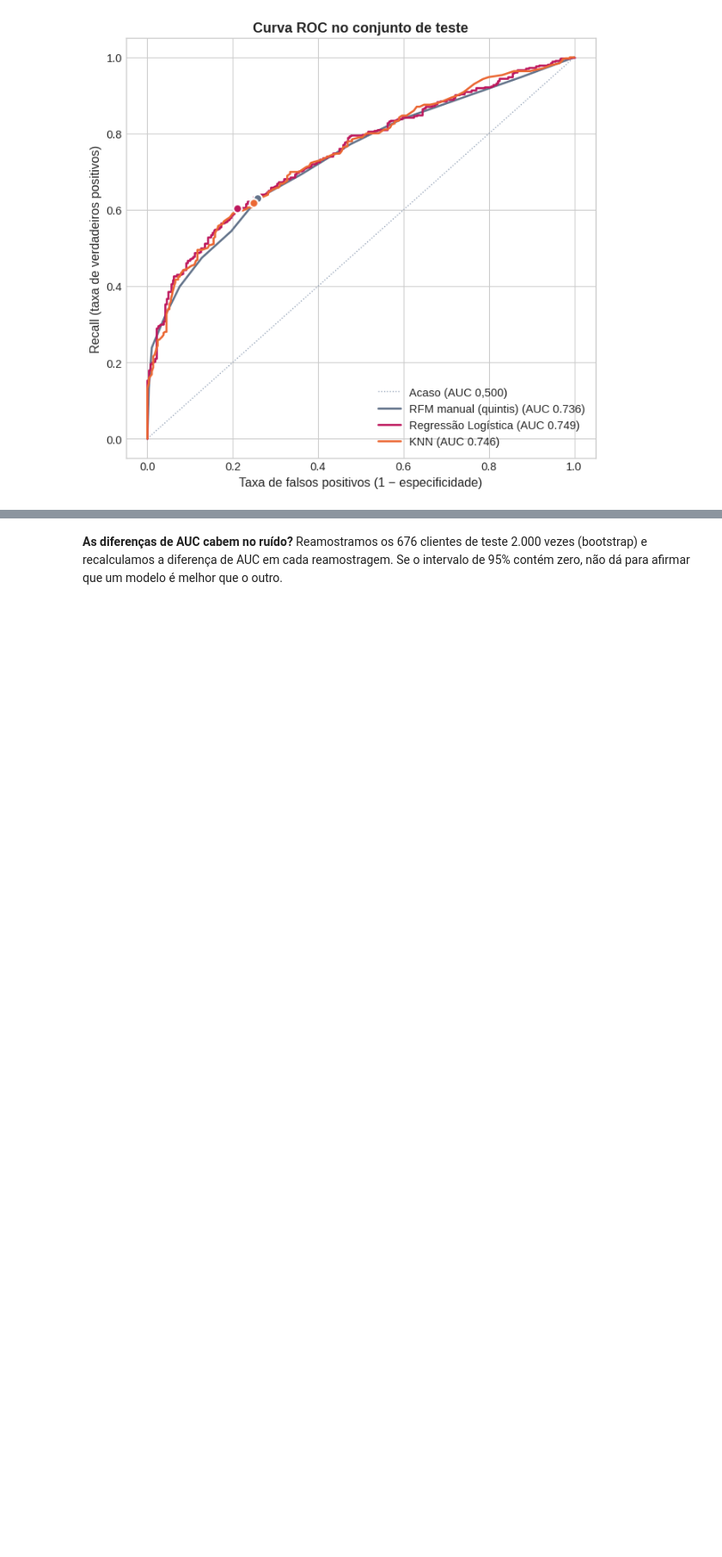
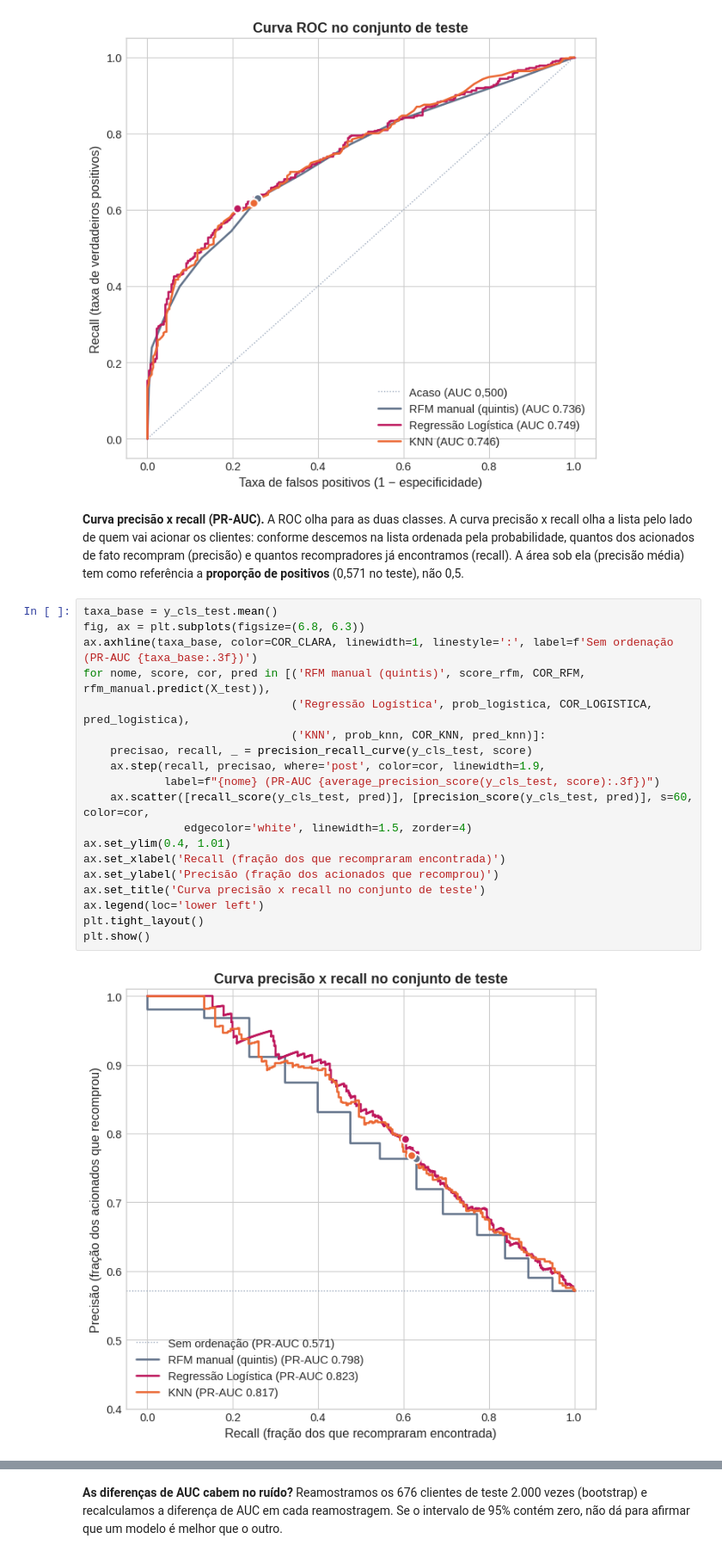
Before and after one commit to thiagodallo/machine-learning-online-retail, a Jupyter notebook: Projeto_Final_ML.ipynb, the cells around one changed output, grey strips where cells are left out. Shown at 86% size. Drawn from its saved outputs; the diff is of its cells as text; blank space fills up the shorter version.

```diff
--- a/Projeto_Final_ML.ipynb
+++ b/Projeto_Final_ML.ipynb
@@ -808,3 +814,26 @@ plt.tight_layout()
 plt.show()
 # %% [output]
 [figure]
+# %% [markdown]
+**Curva precisão x recall (PR-AUC).** A ROC olha para as duas classes. A curva precisão x recall olha a lista pelo lado de quem vai acionar os clientes: conforme descemos na lista ordenada pela probabilidade, quantos dos acionados de fato recompram (precisão) e quantos recompradores já encontramos (recall). A área sob ela (precisão média) tem como referência a **proporção de positivos** (0,571 no teste), não 0,5.
+# %%
+taxa_base = y_cls_test.mean()
+fig, ax = plt.subplots(figsize=(6.8, 6.3))
+ax.axhline(taxa_base, color=COR_CLARA, linewidth=1, linestyle=':', label=f'Sem ordenação (PR-AUC {taxa_base:.3f})')
+for nome, score, cor, pred in [('RFM manual (quintis)', score_rfm, COR_RFM, rfm_manual.predict(X_test)),
+                               ('Regressão Logística', prob_logistica, COR_LOGISTICA, pred_logistica),
+                               ('KNN', prob_knn, COR_KNN, pred_knn)]:
+    precisao, recall, _ = precision_recall_curve(y_cls_test, score)
+    ax.step(recall, precisao, where='post', color=cor, linewidth=1.9,
+            label=f"{nome} (PR-AUC {average_precision_score(y_cls_test, score):.3f})")
+    ax.scatter([recall_score(y_cls_test, pred)], [precision_score(y_cls_test, pred)], s=60, color=cor,
+               edgecolor='white', linewidth=1.5, zorder=4)
+ax.set_ylim(0.4, 1.01)
+ax.set_xlabel('Recall (fração dos que recompraram encontrada)')
+ax.set_ylabel('Precisão (fração dos acionados que recomprou)')
+ax.set_title('Curva precisão x recall no conjunto de teste')
+ax.legend(loc='lower left')
+plt.tight_layout()
+plt.show()
+# %% [output]
+[figure, added]
```
Also changed, not shown: parts of 17 cells of this notebook, 5 other files.
